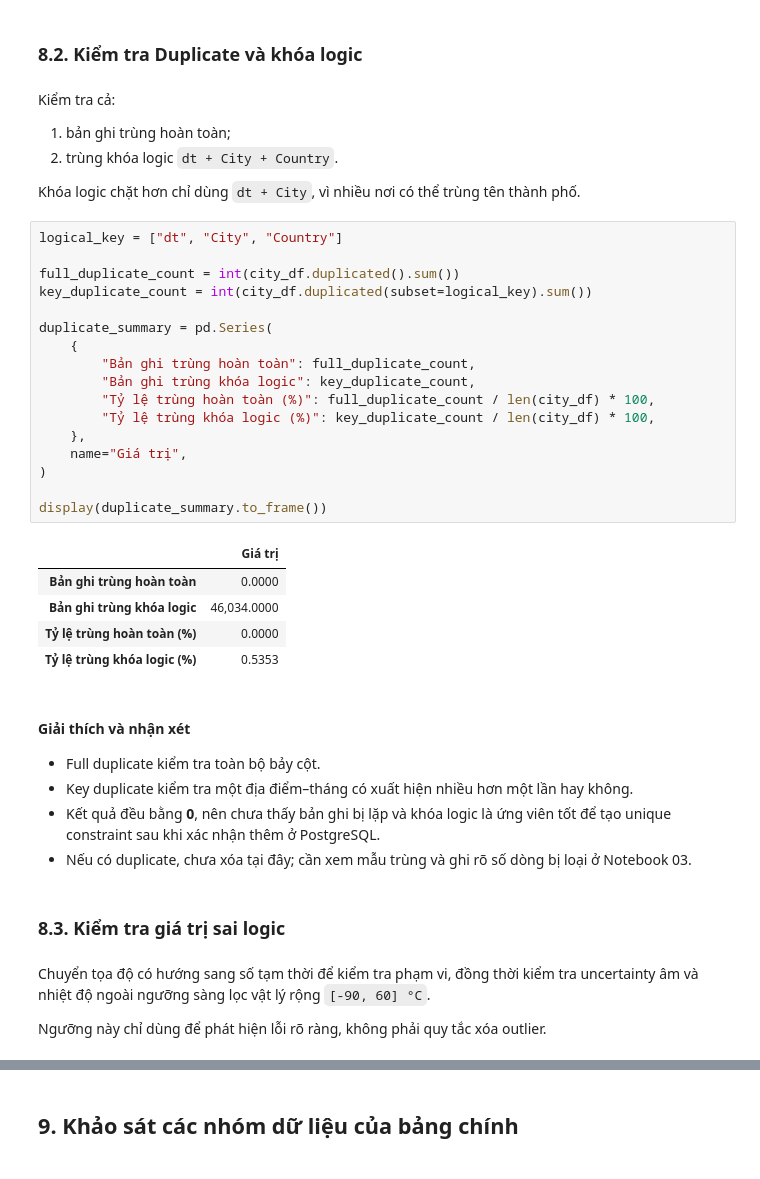
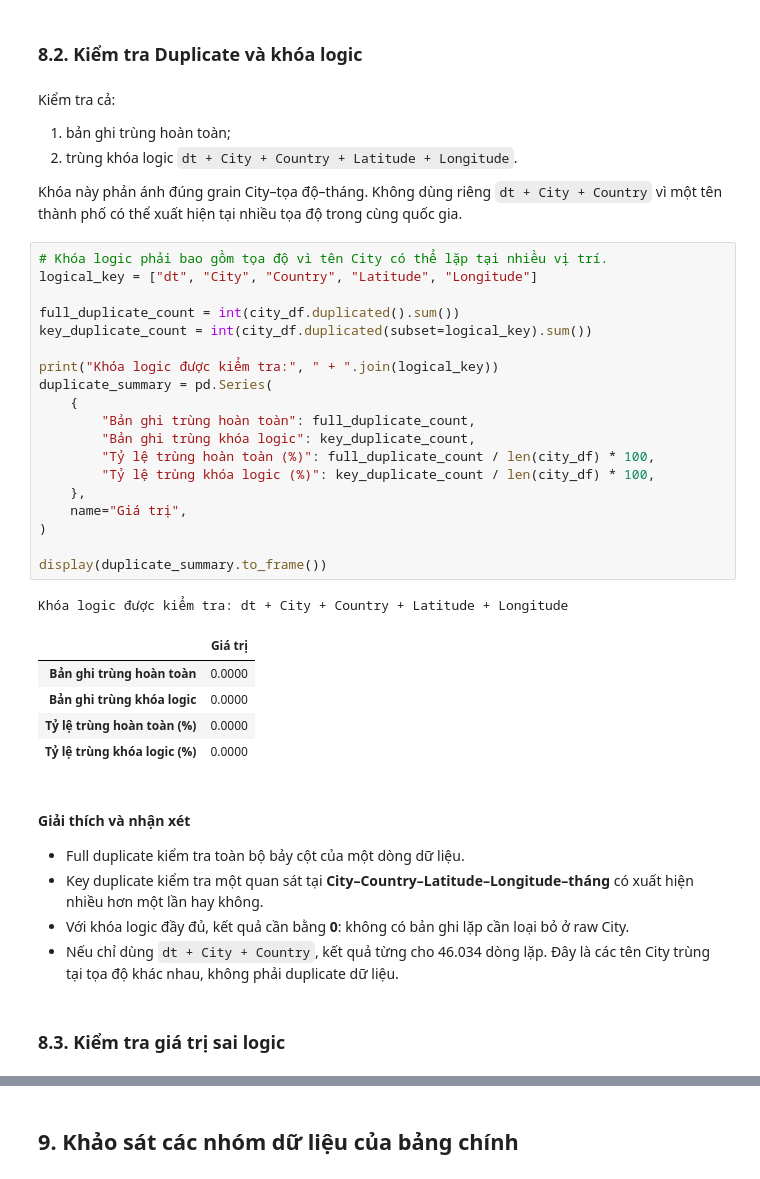
Before and after one commit to Sekaiiii1/Global-Surface-Temperature-Analysis, a Jupyter notebook: notebooks/01_data_understanding.ipynb, the cells around one changed output, grey strips where cells are left out. Saved outputs shown, nothing was run; the diff lists cells and outputs as text.

```diff
--- a/notebooks/01_data_understanding.ipynb
+++ b/notebooks/01_data_understanding.ipynb
@@ -437,42 +439,41 @@ display(missing_summary)
 Kiểm tra cả:
 
 1. bản ghi trùng hoàn toàn;
-2. trùng khóa logic `dt + City + Country`.
+2. trùng khóa logic `dt + City + Country + Latitude + Longitude`.
 
-Khóa logic chặt hơn chỉ dùng `dt + City`, vì nhiều nơi có thể trùng tên thành phố.
+Khóa này phản ánh đúng grain City–tọa độ–tháng. Không dùng riêng `dt + City + Country` vì một tên thành phố có thể xuất hiện tại nhiều tọa độ trong cùng quốc gia.
 # %%
-logical_key = ["dt", "City", "Country"]
+# Khóa logic phải bao gồm tọa độ vì tên City có thể lặp tại nhiều vị trí.
+logical_key = ["dt", "City", "Country", "Latitude", "Longitude"]
 
 full_duplicate_count = int(city_df.duplicated().sum())
 key_duplicate_count = int(city_df.duplicated(subset=logical_key).sum())
 
+print("Khóa logic được kiểm tra:", " + ".join(logical_key))
 duplicate_summary = pd.Series(
     {
         "Bản ghi trùng hoàn toàn": full_duplicate_count,
         "Bản ghi trùng khóa logic": key_duplicate_count,
         "Tỷ lệ trùng hoàn toàn (%)": full_duplicate_count / len(city_df) * 100,
         "Tỷ lệ trùng khóa logic (%)": key_duplicate_count / len(city_df) * 100,
     },
     name="Giá trị",
 )
 
 display(duplicate_summary.to_frame())
 # %% [output]
+Khóa logic được kiểm tra: dt + City + Country + Latitude + Longitude
 |  | Giá trị |
 | Bản ghi trùng hoàn toàn | 0.0000 |
-| Bản ghi trùng khóa logic | 46,034.0000 |
+| Bản ghi trùng khóa logic | 0.0000 |
 | Tỷ lệ trùng hoàn toàn (%) | 0.0000 |
-| Tỷ lệ trùng khóa logic (%) | 0.5353 |
+| Tỷ lệ trùng khóa logic (%) | 0.0000 |
-# %% [markdown]
-#### Giải thích và nhận xét
-
-- Full duplicate kiểm tra toàn bộ bảy cột.
-- Key duplicate kiểm tra một địa điểm–tháng có xuất hiện nhiều hơn một lần hay không.
-- Kết quả đều bằng **0**, nên chưa thấy bản ghi bị lặp và khóa logic là ứng viên tốt để tạo unique constraint sau khi xác nhận thêm ở PostgreSQL.
-- Nếu có duplicate, chưa xóa tại đây; cần xem mẫu trùng và ghi rõ số dòng bị loại ở Notebook 03.
+# %% [markdown]
+#### Giải thích và nhận xét
+
+- Full duplicate kiểm tra toàn bộ bảy cột của một dòng dữ liệu.
+- Key duplicate kiểm tra một quan sát tại **City–Country–Latitude–Longitude–tháng** có xuất hiện nhiều hơn một lần hay không.
+- Với khóa logic đầy đủ, kết quả cần bằng **0**: không có bản ghi lặp cần loại bỏ ở raw City.
+- Nếu chỉ dùng `dt + City + Country`, kết quả từng cho 46.034 dòng lặp. Đây là các tên City trùng tại tọa độ khác nhau, không phải duplicate dữ liệu.
 # %% [markdown]
 ### 8.3. Kiểm tra giá trị sai logic
-# %% [markdown]
-Chuyển tọa độ có hướng sang số tạm thời để kiểm tra phạm vi, đồng thời kiểm tra uncertainty âm và nhiệt độ ngoài ngưỡng sàng lọc vật lý rộng `[-90, 60] °C`.
-
-Ngưỡng này chỉ dùng để phát hiện lỗi rõ ràng, không phải quy tắc xóa outlier.
```
Also changed, not shown: parts of 27 cells of this notebook, 7 other files.
